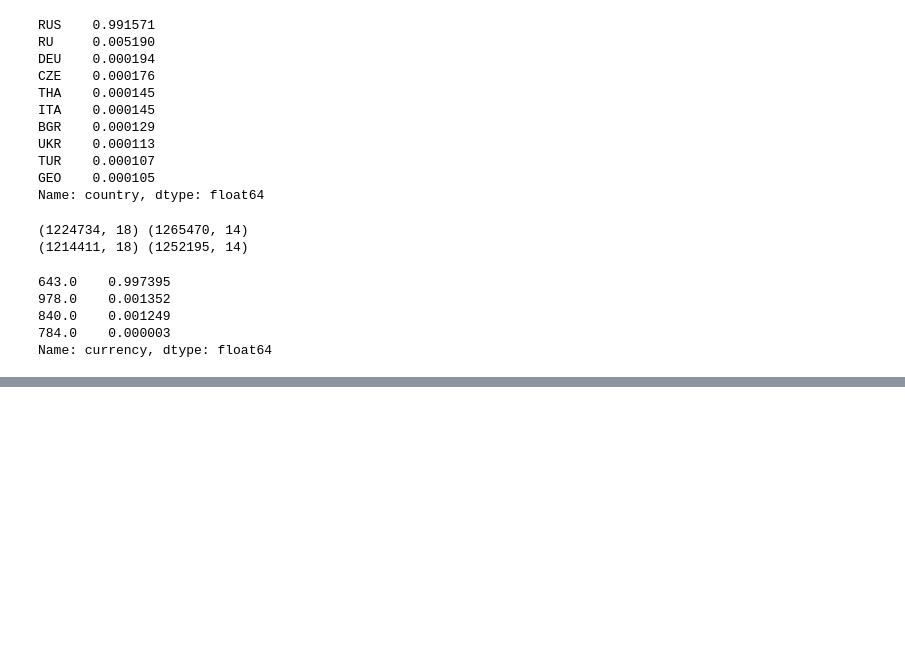
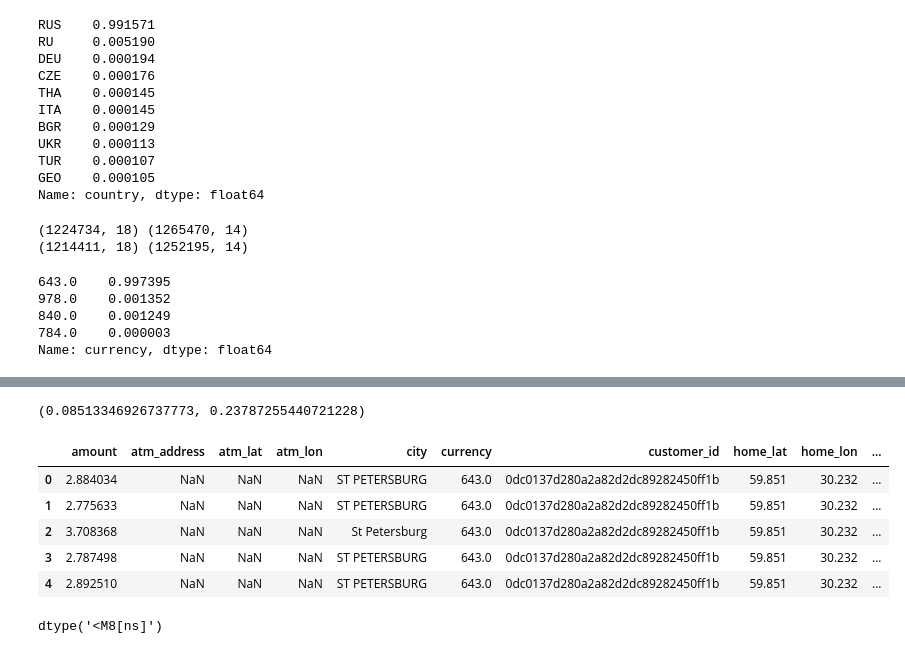
Before and after one commit to vasyarv/raif, a Jupyter notebook: notebooks/1.ipynb, the cells around one changed output, grey strips where cells are left out. Drawn from its saved outputs; the diff is of its cells as text; code cells hidden in the pictures; blank space fills up the shorter version.

```diff
--- a/notebooks/1.ipynb
+++ b/notebooks/1.ipynb
@@ -76,0 +240,4 @@ Name: currency, dtype: float64
+# %%
+df_pos['target_work'].mean(), df_pos['target_home'].mean()
+# %% [output]
+(0.08513346926737773, 0.23787255440721228)
@@ -76,0 +246,23 @@ Name: currency, dtype: float64
+# %%
+df_pos = pd.read_csv('../data/df_pos.csv')
+# %%
+df_pos = pd.concat([df_pos, pd.get_dummies(df_pos['mcc'], prefix='mcc')], axis=1)
+del df_pos['mcc']
+# %%
+df_pos.head()
+# %% [output]
+|  | amount | atm_address | atm_lat | atm_lon | city | currency | customer_id | home_lat | home_lon | ... |
+| 0 | 2.884034 | NaN | NaN | NaN | ST PETERSBURG | 643.0 | 0dc0137d280a2a82d2dc89282450ff1b | 59.851 | 30.232 | ... |
+| 1 | 2.775633 | NaN | NaN | NaN | ST PETERSBURG | 643.0 | 0dc0137d280a2a82d2dc89282450ff1b | 59.851 | 30.232 | ... |
+| 2 | 3.708368 | NaN | NaN | NaN | St Petersburg | 643.0 | 0dc0137d280a2a82d2dc89282450ff1b | 59.851 | 30.232 | ... |
+| 3 | 2.787498 | NaN | NaN | NaN | ST PETERSBURG | 643.0 | 0dc0137d280a2a82d2dc89282450ff1b | 59.851 | 30.232 | ... |
+| 4 | 2.892510 | NaN | NaN | NaN | ST PETERSBURG | 643.0 | 0dc0137d280a2a82d2dc89282450ff1b | 59.851 | 30.232 | ... |
+# %%
+df_pos['transaction_date'] =  pd.to_datetime(df_pos['transaction_date'], format='%Y-%m-%d')
+df_pos['month'] = df_pos.transaction_date.dt.month
+df_pos['day'] = df_pos.transaction_date.dt.day
+df_pos['dayofyear'] = df_pos.transaction_date.dt.dayofyear
+df_pos['dayofweek'] = df_pos.transaction_date.dt.dayofweek
+df_pos.transaction_date.dtype
+# %% [output]
+dtype('<M8[ns]')
```
Also changed, not shown: parts of 48 cells of this notebook.
